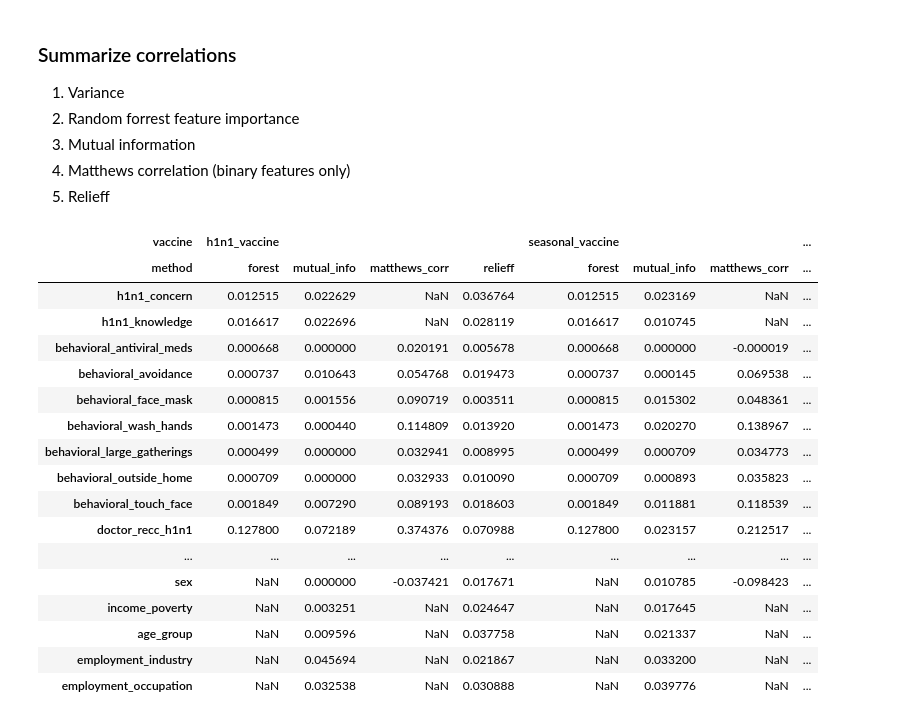
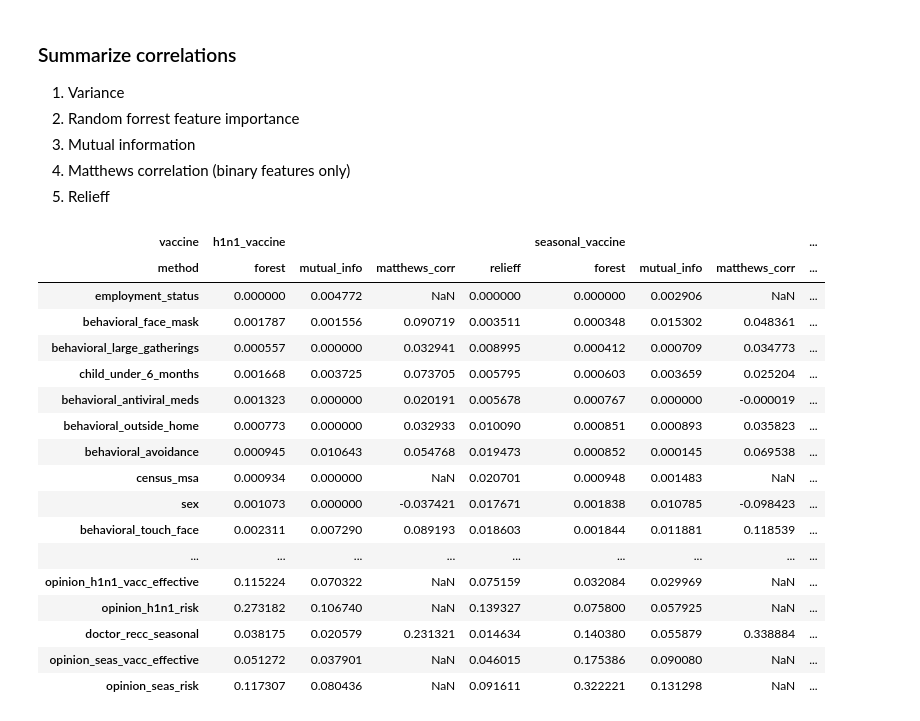
Before and after one commit to Frallmeister/drivendata-h1n1, a Jupyter notebook: notebooks/explore_data.ipynb, the cells around one changed output. Drawn from its saved outputs; the diff is of its cells as text; code cells hidden in the pictures.

```diff
--- a/notebooks/explore_data.ipynb
+++ b/notebooks/explore_data.ipynb
@@ -184,0 +177,13 @@ df_forest.set_index('feature', inplace=True)
+# %%
+clf = RandomForestClassifier(max_depth=5, n_jobs=-1)
+dropna_idx = X.dropna().index
+enc = OrdinalEncoder()
+X_enc = enc.fit_transform(X.loc[dropna_idx])
+
+targets = ('h1n1_vaccine', 'seasonal_vaccine')
+df_forest = pd.DataFrame(X.columns, columns=['feature'])
+for target in targets:
+    clf.fit(X_enc, y.loc[dropna_idx, target].values)
+    s = pd.Series(clf.feature_importances_, name=target)
+    df_forest = pd.concat([df_forest, s], axis=1)
+df_forest.set_index('feature', inplace=True)
@@ -192,0 +213,11 @@ fig.show()
+# %%
+fig = make_subplots(rows=1, cols=2, subplot_titles=("H1N1", "Seasonal"))
+
+for i, target in enumerate(['h1n1_vaccine', 'seasonal_vaccine']):
+    df_forest.sort_values(target, inplace=True)
+    fig.add_trace(
+        go.Bar(y=df_forest[target], x=df_forest.index, name=target),
+        row=1, col=i+1
+    )
+fig.update_layout(showlegend=False)
+fig.show()
@@ -358,32 +391,32 @@ fig.show()
 # %%
 corrs = ['forest', 'mutual_info', 'matthews_corr', 'relieff']
 targets = ['h1n1_vaccine']*len(corrs) + ['seasonal_vaccine']*len(corrs)
 tuples = list(zip(targets, corrs*2))
 index = pd.MultiIndex.from_tuples(tuples, names=["vaccine", "method"])
 
 targets = ['h1n1_vaccine', 'seasonal_vaccine']
 big_df = pd.DataFrame()
 for target in targets:
-    big_df = pd.concat([big_df, df_forest, df_mi[target], df_matt[target], df_relieff[target]], axis=1)
+    big_df = pd.concat([big_df, df_forest[target], df_mi[target], df_matt[target], df_relieff[target]], axis=1)
 big_df.columns=index
 big_df
 # %% [output]
 | vaccine | h1n1_vaccine |  |  |  | seasonal_vaccine |  |  | ... |
 | method | forest | mutual_info | matthews_corr | relieff | forest | mutual_info | matthews_corr | ... |
-| h1n1_concern | 0.012515 | 0.022629 | NaN | 0.036764 | 0.012515 | 0.023169 | NaN | ... |
-| h1n1_knowledge | 0.016617 | 0.022696 | NaN | 0.028119 | 0.016617 | 0.010745 | NaN | ... |
-| behavioral_antiviral_meds | 0.000668 | 0.000000 | 0.020191 | 0.005678 | 0.000668 | 0.000000 | -0.000019 | ... |
-| behavioral_avoidance | 0.000737 | 0.010643 | 0.054768 | 0.019473 | 0.000737 | 0.000145 | 0.069538 | ... |
-| behavioral_face_mask | 0.000815 | 0.001556 | 0.090719 | 0.003511 | 0.000815 | 0.015302 | 0.048361 | ... |
-| behavioral_wash_hands | 0.001473 | 0.000440 | 0.114809 | 0.013920 | 0.001473 | 0.020270 | 0.138967 | ... |
-| behavioral_large_gatherings | 0.000499 | 0.000000 | 0.032941 | 0.008995 | 0.000499 | 0.000709 | 0.034773 | ... |
-| behavioral_outside_home | 0.000709 | 0.000000 | 0.032933 | 0.010090 | 0.000709 | 0.000893 | 0.035823 | ... |
-| behavioral_touch_face | 0.001849 | 0.007290 | 0.089193 | 0.018603 | 0.001849 | 0.011881 | 0.118539 | ... |
-| doctor_recc_h1n1 | 0.127800 | 0.072189 | 0.374376 | 0.070988 | 0.127800 | 0.023157 | 0.212517 | ... |
+| employment_status | 0.000000 | 0.004772 | NaN | 0.000000 | 0.000000 | 0.002906 | NaN | ... |
+| behavioral_face_mask | 0.001787 | 0.001556 | 0.090719 | 0.003511 | 0.000348 | 0.015302 | 0.048361 | ... |
+| behavioral_large_gatherings | 0.000557 | 0.000000 | 0.032941 | 0.008995 | 0.000412 | 0.000709 | 0.034773 | ... |
+| child_under_6_months | 0.001668 | 0.003725 | 0.073705 | 0.005795 | 0.000603 | 0.003659 | 0.025204 | ... |
+| behavioral_antiviral_meds | 0.001323 | 0.000000 | 0.020191 | 0.005678 | 0.000767 | 0.000000 | -0.000019 | ... |
+| behavioral_outside_home | 0.000773 | 0.000000 | 0.032933 | 0.010090 | 0.000851 | 0.000893 | 0.035823 | ... |
+| behavioral_avoidance | 0.000945 | 0.010643 | 0.054768 | 0.019473 | 0.000852 | 0.000145 | 0.069538 | ... |
+| census_msa | 0.000934 | 0.000000 | NaN | 0.020701 | 0.000948 | 0.001483 | NaN | ... |
+| sex | 0.001073 | 0.000000 | -0.037421 | 0.017671 | 0.001838 | 0.010785 | -0.098423 | ... |
+| behavioral_touch_face | 0.002311 | 0.007290 | 0.089193 | 0.018603 | 0.001844 | 0.011881 | 0.118539 | ... |
 | ... | ... | ... | ... | ... | ... | ... | ... | ... |
-| sex | NaN | 0.000000 | -0.037421 | 0.017671 | NaN | 0.010785 | -0.098423 | ... |
-| income_poverty | NaN | 0.003251 | NaN | 0.024647 | NaN | 0.017645 | NaN | ... |
-| age_group | NaN | 0.009596 | NaN | 0.037758 | NaN | 0.021337 | NaN | ... |
-| employment_industry | NaN | 0.045694 | NaN | 0.021867 | NaN | 0.033200 | NaN | ... |
-| employment_occupation | NaN | 0.032538 | NaN | 0.030888 | NaN | 0.039776 | NaN | ... |
+| opinion_h1n1_vacc_effective | 0.115224 | 0.070322 | NaN | 0.075159 | 0.032084 | 0.029969 | NaN | ... |
+| opinion_h1n1_risk | 0.273182 | 0.106740 | NaN | 0.139327 | 0.075800 | 0.057925 | NaN | ... |
+| doctor_recc_seasonal | 0.038175 | 0.020579 | 0.231321 | 0.014634 | 0.140380 | 0.055879 | 0.338884 | ... |
+| opinion_seas_vacc_effective | 0.051272 | 0.037901 | NaN | 0.046015 | 0.175386 | 0.090080 | NaN | ... |
+| opinion_seas_risk | 0.117307 | 0.080436 | NaN | 0.091611 | 0.322221 | 0.131298 | NaN | ... |
 # %%
```
Also changed, not shown: parts of 11 cells of this notebook.
